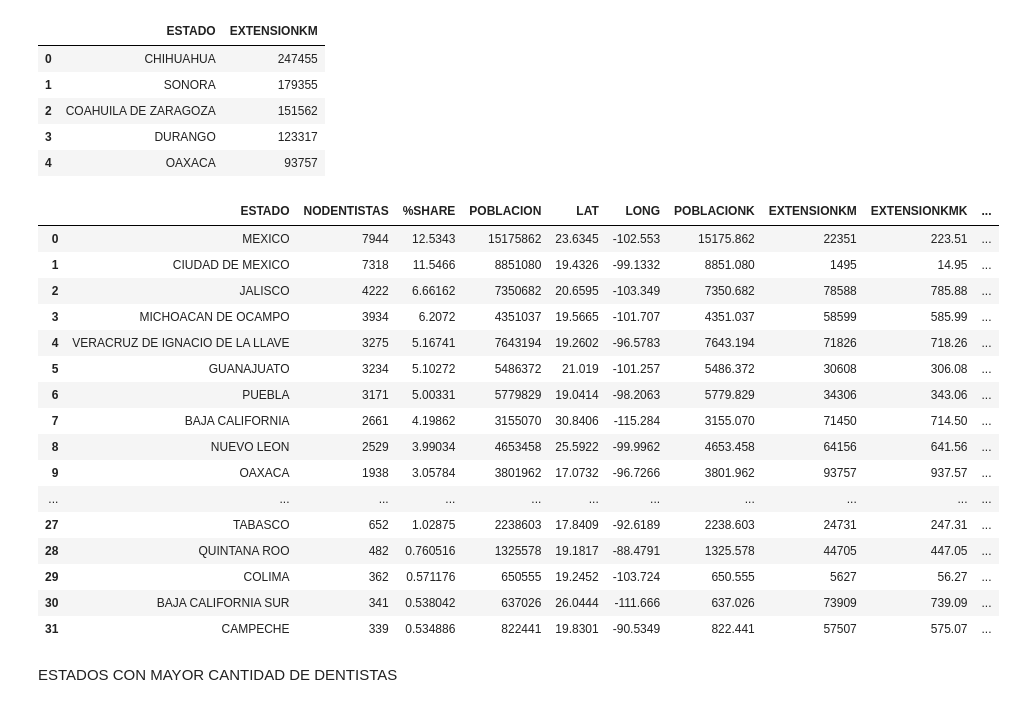
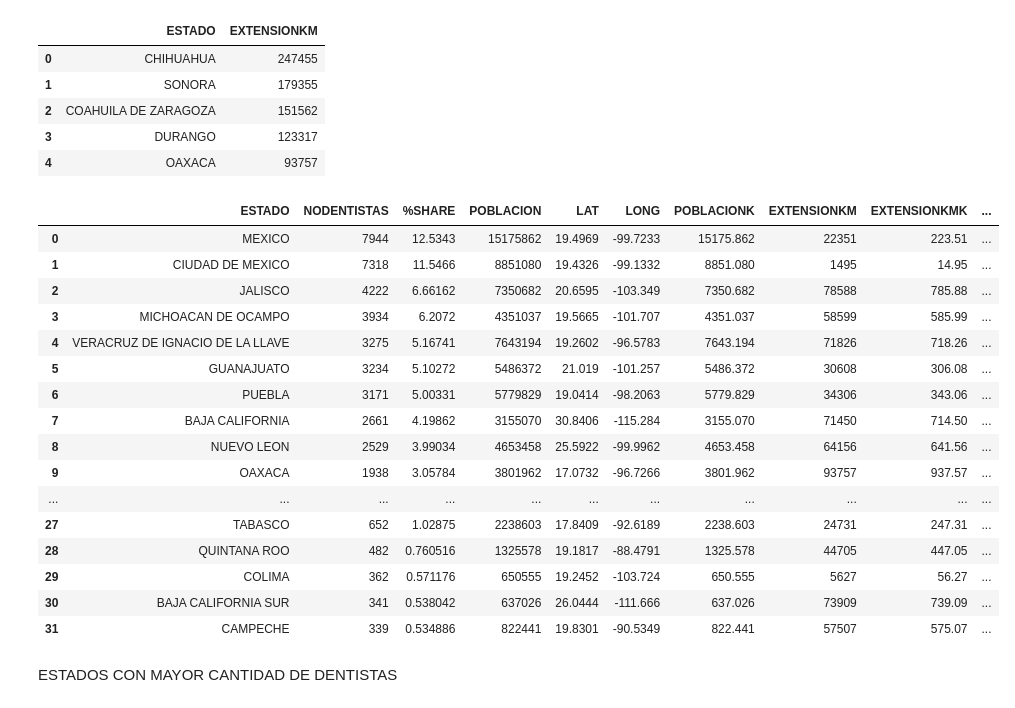
Before and after one commit to KACHIHUAHUA/Project1, a Jupyter notebook: P5DENTISTASMEX.ipynb, the cells around one changed output. Drawn from its saved outputs; the diff is of its cells as text; code cells hidden in the pictures.

Commit message:
agrega ultimo archivo carpeta de imagenes y carpeta con la tablaresultado

```diff
--- a/P5DENTISTASMEX.ipynb
+++ b/P5DENTISTASMEX.ipynb
@@ -278,7 +258,7 @@ poblacionxestado.head()
 # %%
 MERGEESTADODENTIS = pd.merge(RELACIONESTADODENTIS, poblacionxestado, on="ESTADO")
 MERGEESTADODENTIS['ESTADO'] = MERGEESTADODENTIS['ESTADO'].replace(
-    {'BAJA CALIFORNIA': 'BAJA CALIFORNIA NORTE, MEXICO', 'SONORA': 'SONORA, MEXICO','DURANGO':'DURANGO, MEXICO'})
+    {'BAJA CALIFORNIA': 'BAJA CALIFORNIA NORTE, MEXICO', 'SONORA': 'SONORA, MEXICO','DURANGO':'DURANGO, MEXICO','MEXICO':'ESTADO DE MEXICO,MEXICO'})
 MERGEESTADODENTIS
 # %% [output]
 |  | ESTADO | NODENTISTAS | %SHARE | POBLACION |
@@ -407,14 +387,15 @@ extensionxestado.head()
 # %%
 MERGEESTADODENTISGEO = pd.merge(MERGEESTADODENTISGEO , extensionxestado, on="ESTADO")
 MERGEESTADODENTISGEO['EXTENSIONKMK'] = (MERGEESTADODENTISGEO.EXTENSIONKM/100)
 MERGEESTADODENTISGEO['POBLA/km2'] = (MERGEESTADODENTISGEO.POBLACION/MERGEESTADODENTISGEO.EXTENSIONKM)
-MERGEESTADODENTISGEO['DENTISTAS/km2'] = (	MERGEESTADODENTISGEO.NODENTISTAS/MERGEESTADODENTISGEO.EXTENSIONKM)
-MERGEESTADODENTISGEO['DENTISTAS/POBLACION'] = (	MERGEESTADODENTISGEO.NODENTISTAS/MERGEESTADODENTISGEO.POBLACION)
+MERGEESTADODENTISGEO['DENTISTAS/km2'] = (MERGEESTADODENTISGEO.EXTENSIONKM/MERGEESTADODENTISGEO.NODENTISTAS)
+MERGEESTADODENTISGEO['DENTISTAS/POBLACION'] = (MERGEESTADODENTISGEO.POBLACION/MERGEESTADODENTISGEO.NODENTISTAS)
 #cambiar division entre poblacion /dentis
+#EXPORTAR BASE A CSV RESUMEN AGREGAR ELENA
 MERGEESTADODENTISGEO
 # %% [output]
 |  | ESTADO | NODENTISTAS | %SHARE | POBLACION | LAT | LONG | POBLACIONK | EXTENSIONKM | EXTENSIONKMK | ... |
-| 0 | MEXICO | 7944 | 12.5343 | 15175862 | 23.6345 | -102.553 | 15175.862 | 22351 | 223.51 | ... |
+| 0 | MEXICO | 7944 | 12.5343 | 15175862 | 19.4969 | -99.7233 | 15175.862 | 22351 | 223.51 | ... |
 | 1 | CIUDAD DE MEXICO | 7318 | 11.5466 | 8851080 | 19.4326 | -99.1332 | 8851.080 | 1495 | 14.95 | ... |
 | 2 | JALISCO | 4222 | 6.66162 | 7350682 | 20.6595 | -103.349 | 7350.682 | 78588 | 785.88 | ... |
 | 3 | MICHOACAN DE OCAMPO | 3934 | 6.2072 | 4351037 | 19.5665 | -101.707 | 4351.037 | 58599 | 585.99 | ... |
```
Also changed, not shown: parts of 13 cells of this notebook, 11 other files.
